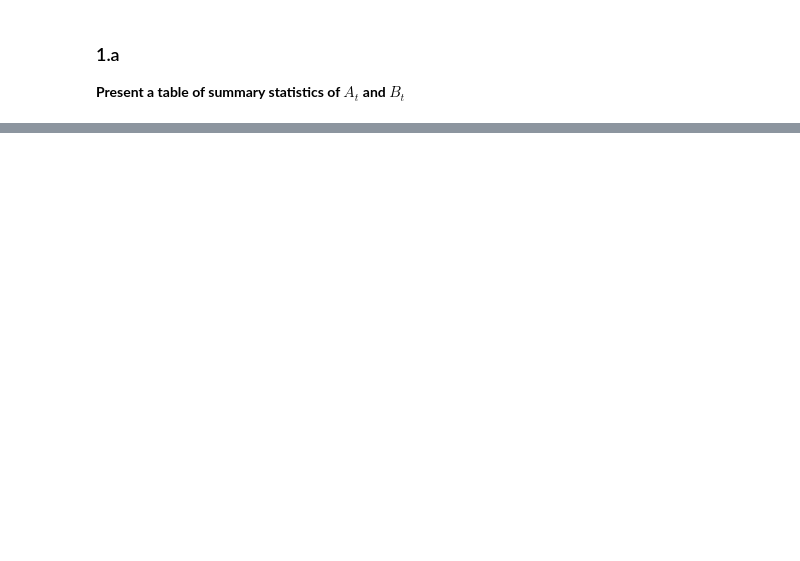
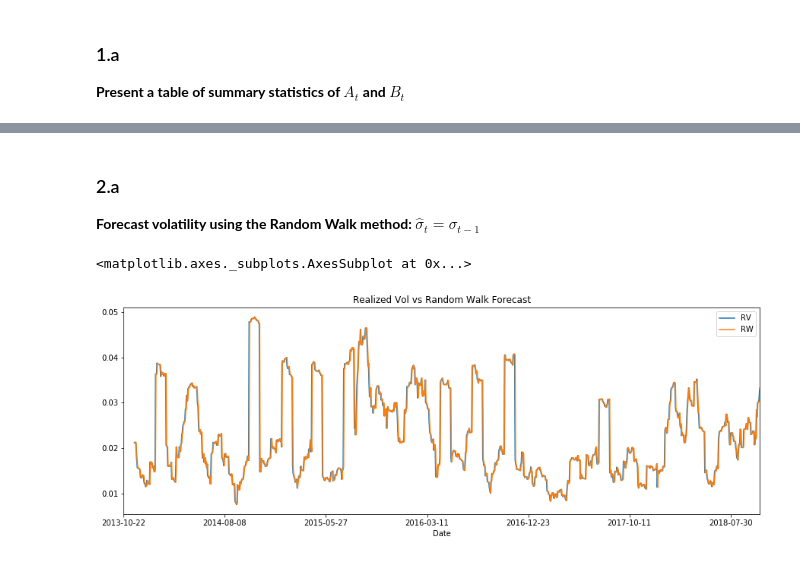
Before and after one commit to bormanjo/shift, a Jupyter notebook: notebooks/Assignment 1.ipynb, the cells around one changed output, grey strips where cells are left out. Drawn from its saved outputs; the diff is of its cells as text; code cells hidden in the pictures; blank space fills up the shorter version.

```diff
--- a/notebooks/Assignment 1.ipynb
+++ b/notebooks/Assignment 1.ipynb
@@ -84,0 +293,13 @@ TypeError: 'shift.BestPrice' object is not callable
+# %% [markdown]
+### 2.a
+
+**Forecast volatility using the Random Walk method: $\hat{\sigma}_t = \sigma_{t-1}$**
+# %%
+vol_1 = rv.shift(1)
+
+plot_df = pd.concat([rv, vol_1], axis=1)
+plot_df.columns = ["RV", "RW"]
+plot_df.plot(figsize=(15, 5), title="Realized Vol vs Random Walk Forecast")
+# %% [output]
+<matplotlib.axes._subplots.AxesSubplot at 0x...>
+[figure, added]
```
Also changed, not shown: parts of 51 cells of this notebook, 5 other files.
